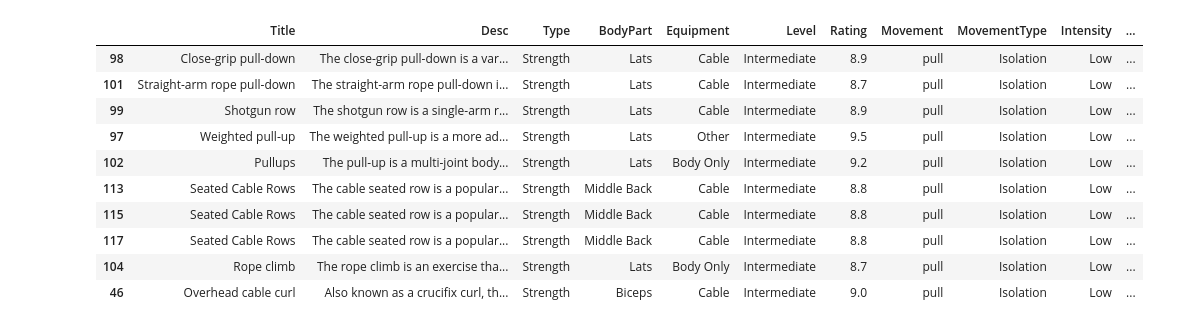
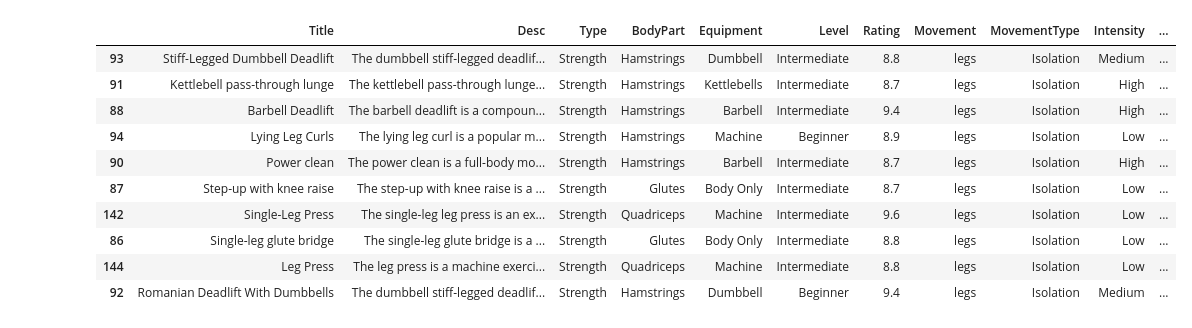
Before and after one commit to shmifful/Hercules-AI, a Jupyter notebook: Workout data/Content-based filtering.ipynb, the cells around one changed output. Cells and saved outputs as stored; diff of their text form; code cells hidden in the pictures.

```diff
--- a/Workout data/Content-based filtering.ipynb
+++ b/Workout data/Content-based filtering.ipynb
@@ -4,6 +4,7 @@ from sklearn.feature_extraction.text import TfidfVectorizer
 from sklearn.metrics.pairwise import linear_kernel, cosine_similarity
 # %%
 df = pd.read_csv("AugmentedExercises.csv")
+df = df.sort_values("Rating", ascending=False)
 df.head()
 # %% [output]
 |  | Title | Desc | Type | BodyPart | Equipment | Level | Rating | Movement | MovementType | Intensity | ... |
@@ -40,7 +41,7 @@ categorical_sim = cosine_similarity(categorical_matrix)
 tfidf = TfidfVectorizer(stop_words='english')
 desc_matrix = tfidf.fit_transform(df['Desc'])
 text_sim = linear_kernel(desc_matrix, desc_matrix)
-combined_sim = 0.45 * categorical_sim + 0.55 * text_sim
+combined_sim = 0.5 * categorical_sim + 0.5 * text_sim
 # %%
 indices = pd.Series(df.index, index=df['Title']).drop_duplicates()
 # %%
@@ -51,19 +52,19 @@ def get_recommendations(title, similarity_matrix=combined_sim, num_recommend=10)
     top_indices = [i[0] for i in sim_scores[1:num_recommend+1]]
     return df.iloc[top_indices]
 # %%
-get_recommendations('Close-Grip Front Lat Pulldown', num_recommend = 10)
+get_recommendations('Dumbbell front raise to lateral raise', num_recommend = 10)
 # %% [output]
 |  | Title | Desc | Type | BodyPart | Equipment | Level | Rating | Movement | MovementType | Intensity | ... |
-| 98 | Close-grip pull-down | The close-grip pull-down is a var... | Strength | Lats | Cable | Intermediate | 8.9 | pull | Isolation | Low | ... |
-| 101 | Straight-arm rope pull-down | The straight-arm rope pull-down i... | Strength | Lats | Cable | Intermediate | 8.7 | pull | Isolation | Low | ... |
-| 99 | Shotgun row | The shotgun row is a single-arm r... | Strength | Lats | Cable | Intermediate | 8.9 | pull | Isolation | Low | ... |
-| 97 | Weighted pull-up | The weighted pull-up is a more ad... | Strength | Lats | Other | Intermediate | 9.5 | pull | Isolation | Low | ... |
-| 102 | Pullups | The pull-up is a multi-joint body... | Strength | Lats | Body Only | Intermediate | 9.2 | pull | Isolation | Low | ... |
-| 113 | Seated Cable Rows | The cable seated row is a popular... | Strength | Middle Back | Cable | Intermediate | 8.8 | pull | Isolation | Low | ... |
-| 115 | Seated Cable Rows | The cable seated row is a popular... | Strength | Middle Back | Cable | Intermediate | 8.8 | pull | Isolation | Low | ... |
-| 117 | Seated Cable Rows | The cable seated row is a popular... | Strength | Middle Back | Cable | Intermediate | 8.8 | pull | Isolation | Low | ... |
-| 104 | Rope climb | The rope climb is an exercise tha... | Strength | Lats | Body Only | Intermediate | 8.7 | pull | Isolation | Low | ... |
-| 46 | Overhead cable curl | Also known as a crucifix curl, th... | Strength | Biceps | Cable | Intermediate | 9.0 | pull | Isolation | Low | ... |
+| 93 | Stiff-Legged Dumbbell Deadlift | The dumbbell stiff-legged deadlif... | Strength | Hamstrings | Dumbbell | Intermediate | 8.8 | legs | Isolation | Medium | ... |
+| 91 | Kettlebell pass-through lunge | The kettlebell pass-through lunge... | Strength | Hamstrings | Kettlebells | Intermediate | 8.7 | legs | Isolation | High | ... |
+| 88 | Barbell Deadlift | The barbell deadlift is a compoun... | Strength | Hamstrings | Barbell | Intermediate | 9.4 | legs | Isolation | High | ... |
+| 94 | Lying Leg Curls | The lying leg curl is a popular m... | Strength | Hamstrings | Machine | Beginner | 8.9 | legs | Isolation | Low | ... |
+| 90 | Power clean | The power clean is a full-body mo... | Strength | Hamstrings | Barbell | Intermediate | 8.7 | legs | Isolation | High | ... |
+| 87 | Step-up with knee raise | The step-up with knee raise is a ... | Strength | Glutes | Body Only | Intermediate | 8.7 | legs | Isolation | Low | ... |
+| 142 | Single-Leg Press | The single-leg leg press is an ex... | Strength | Quadriceps | Machine | Intermediate | 9.6 | legs | Isolation | Low | ... |
+| 86 | Single-leg glute bridge | The single-leg glute bridge is a ... | Strength | Glutes | Body Only | Intermediate | 8.8 | legs | Isolation | Low | ... |
+| 144 | Leg Press | The leg press is a machine exerci... | Strength | Quadriceps | Machine | Intermediate | 8.8 | legs | Isolation | Low | ... |
+| 92 | Romanian Deadlift With Dumbbells | The dumbbell stiff-legged deadlif... | Strength | Hamstrings | Dumbbell | Beginner | 9.4 | legs | Isolation | Medium | ... |
 # %%
 df[df["Rating"]==df["Rating"].min()]
 # %% [output]
```
Also changed, not shown: parts of 2 cells of this notebook, 4 other files.
